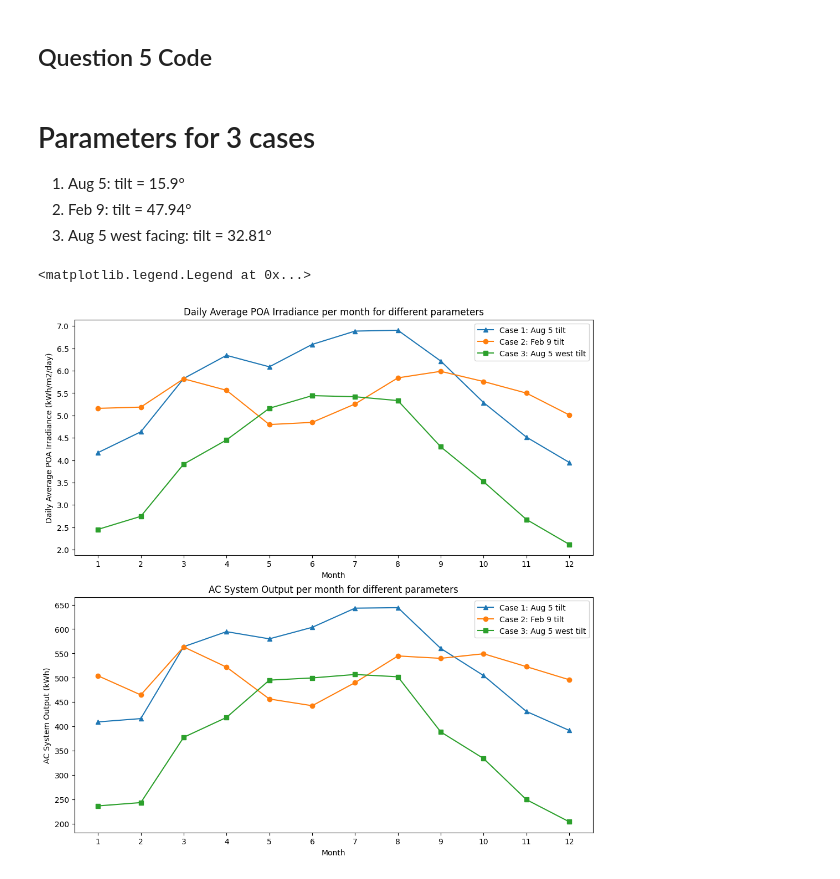
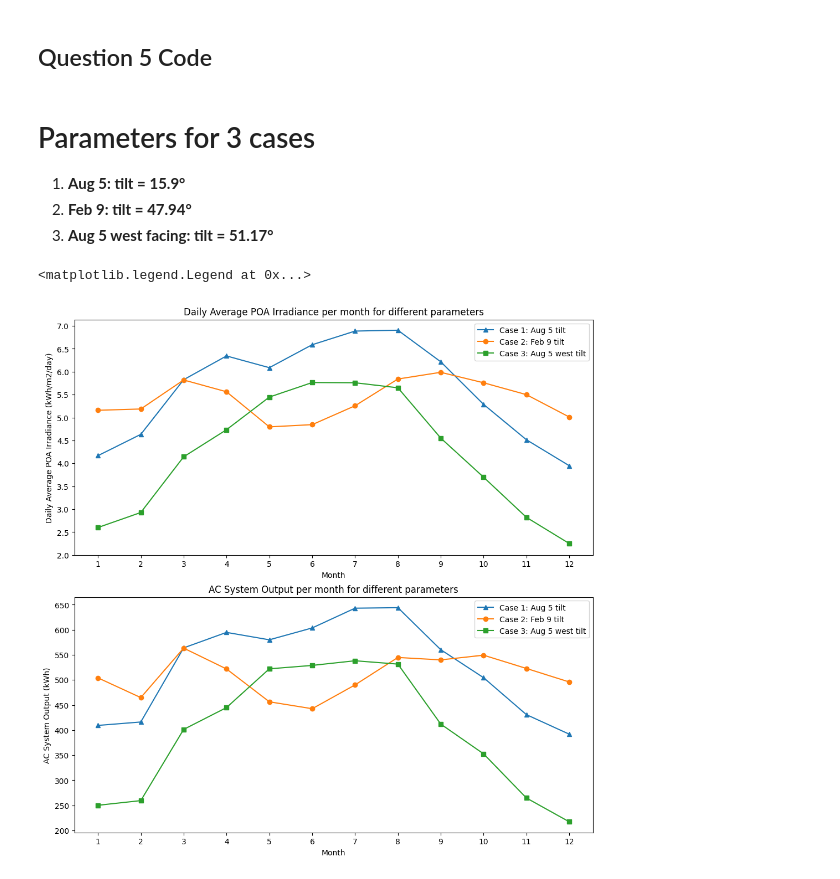
Before and after one commit to WeiLuya/mae119_code, a Jupyter notebook: hw1/MAE119_HW1.ipynb, the cells around one changed output. Cells and saved outputs as stored; diff of their text form; code cells hidden in the pictures.

```diff
--- a/hw1/MAE119_HW1.ipynb
+++ b/hw1/MAE119_HW1.ipynb
@@ -61,9 +61,9 @@ ax.legend()
 ## Question 5 Code
 # %% [markdown]
 # Parameters for 3 cases
-1. Aug 5: tilt = 15.9°
-2. Feb 9: tilt = 47.94°
-3. Aug 5 west facing: tilt = 32.81°
+1. **Aug 5: tilt = 15.9°**
+2. **Feb 9: tilt = 47.94°**
+3. **Aug 5 west facing: tilt = 51.17°**
 # %%
 def read_monthly_csv(file_path):
     data_rows = []
@@ -84,38 +84,38 @@ def read_monthly_csv(file_path):
 # %%
 a1 = read_monthly_csv('pvwatts_monthly0805.csv')
 a2 = read_monthly_csv('pvwatts_monthly0209.csv')
-a3 = read_monthly_csv('pvwatts_monthly0805_west.csv')
+a3 = read_monthly_csv('pvwatts_monthly_west.csv')
 
 
 fig, (ax1, ax2) = plt.subplots(2, figsize=(10, 10), layout='constrained')
 
 # irradiance
 ax1.plot(a1[0], marker='^', label='Case 1: Aug 5 tilt')
 ax1.plot(a2[0], marker='o', label='Case 2: Feb 9 tilt')
 ax1.plot(a3[0], marker='s', label='Case 3: Aug 5 west tilt')
 
 ax1.set_title('Daily Average POA Irradiance per month for different parameters')
 ax1.set_yticks(np.arange(2, 7.5, 0.5))
 ax1.set_ylabel('Daily Average POA Irradiance (kWh/m2/day)')
 ax1.set_xticks(np.arange(12), np.arange(12)+1)
 ax1.set_xlabel('Month')
 ax1.legend()
 
 
 # AC output
 ax2.plot(a1[2], marker='^', label='Case 1: Aug 5 tilt')
 ax2.plot(a2[2], marker='o', label='Case 2: Feb 9 tilt')
 ax2.plot(a3[2], marker='s', label='Case 3: Aug 5 west tilt')
 
 ax2.set_title('AC System Output per month for different parameters')
 ax2.set_yticks(np.arange(200, 700, 50))
 ax2.set_ylabel('AC System Output (kWh)')
 ax2.set_xticks(np.arange(12), np.arange(12)+1)
 ax2.set_xlabel('Month')
 ax2.legend()
 # %% [output]
 <matplotlib.legend.Legend at 0x...>
-[figure, old version]
+[figure, new version]
 # %%
 def read_hourly_csv(file_path, month, day):
     data_rows = []
```
Also changed, not shown: parts of 1 cell of this notebook.
